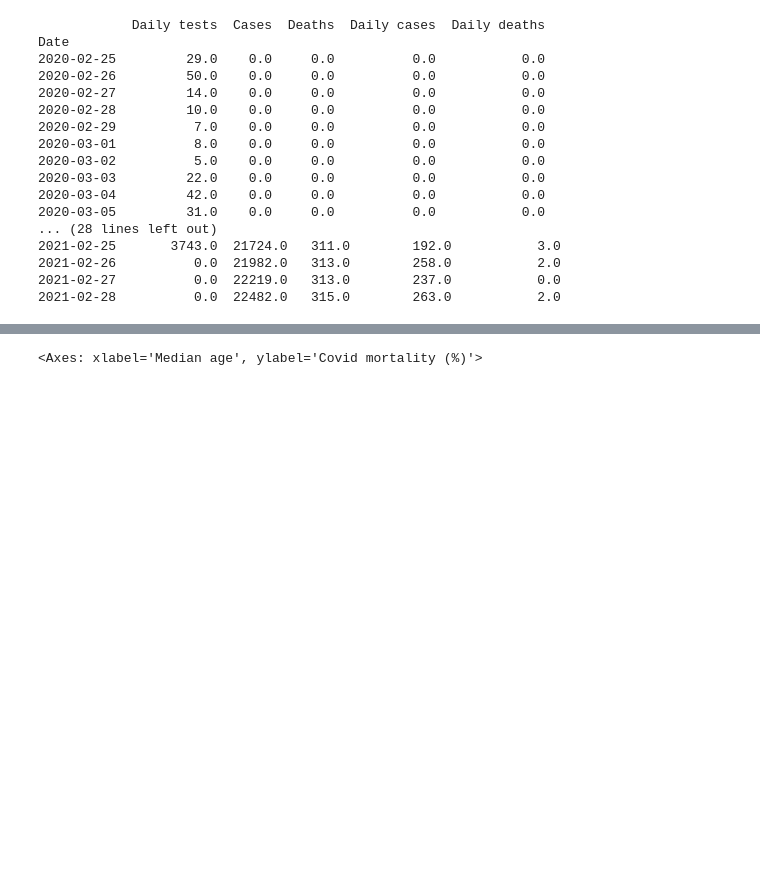
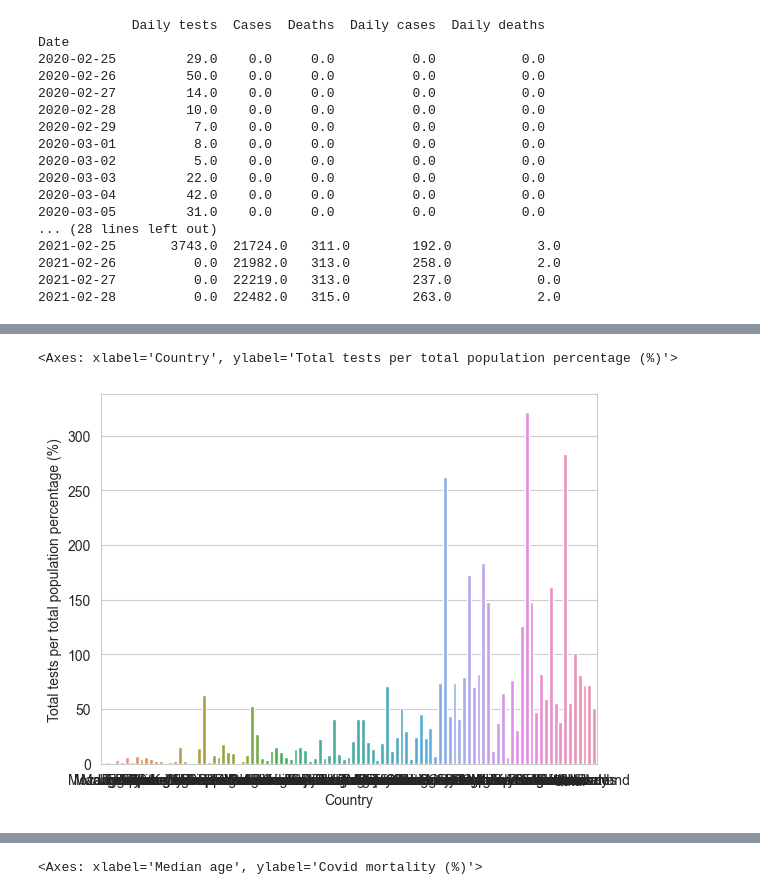
Before and after one commit to Andreas-Ts/Data-Mining-Project-Covid, a Jupyter notebook: Main.ipynb, the cells around one changed output, grey strips where cells are left out. Saved outputs shown, nothing was run; the diff lists cells and outputs as text; code cells hidden in the pictures; blank space fills up the shorter version.

```diff
--- a/Main.ipynb
+++ b/Main.ipynb
@@ -269,0 +290,10 @@ sns.set_style('whitegrid')
+# %%
+y_column='Total tests per total population percentage (%)'
+plot_data=countries_stats
+plot_data=plot_data.drop(plot_data[y_column].idxmax()) #Use this to delete Mexico for plot visualization, in order to see in more detail the rest of the data
+
+plot_data=plot_data.sort_values(by=['GDP/Capita'])
+sns.barplot(data=plot_data,x='Country',y=y_column)
+# %% [output]
+<Axes: xlabel='Country', ylabel='Total tests per total population percentage (%)'>
+[figure, added]
```
Also changed, not shown: parts of 59 cells of this notebook.
